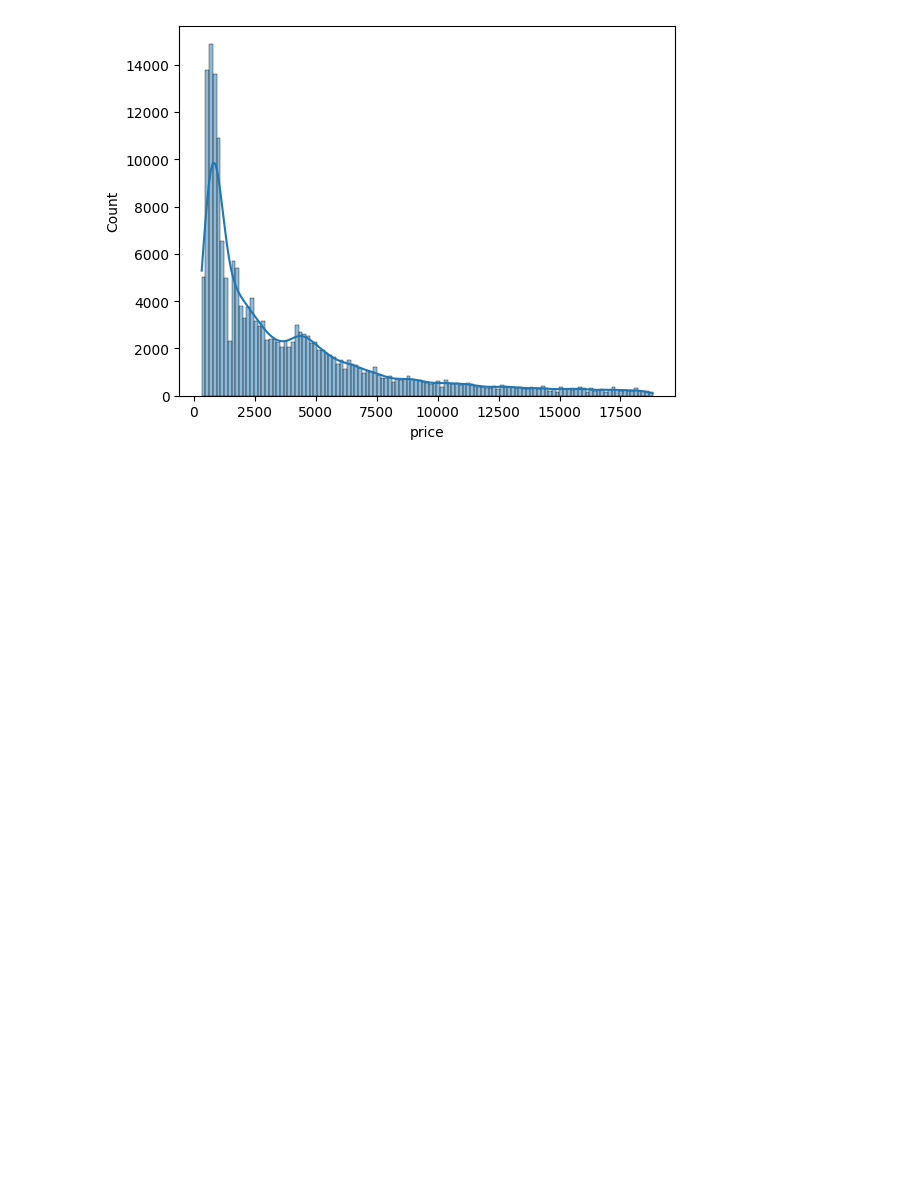
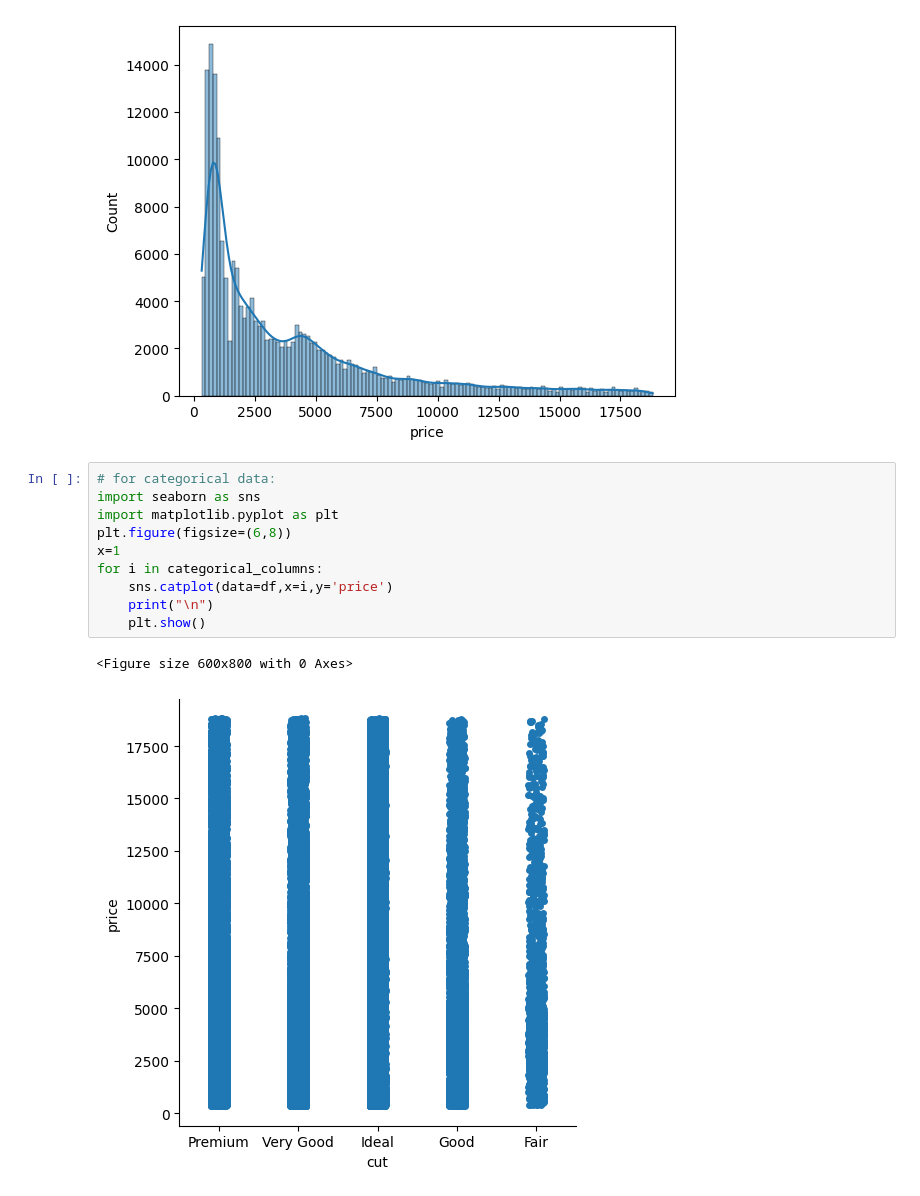
Before and after one commit to praveenpawar/FSDS_RegressionMLproject, a Jupyter notebook: notebooks/EDA.ipynb, the cells around one changed output. Cells and saved outputs as stored; diff of their text form; blank space fills up the shorter version.

```diff
--- a/notebooks/EDA.ipynb
+++ b/notebooks/EDA.ipynb
@@ -181,3 +181,16 @@ for i in numerical_columns:
 [figure]
 [figure]
 [figure]
+# %%
+# for categorical data:
+import seaborn as sns
+import matplotlib.pyplot as plt
+plt.figure(figsize=(6,8))
+x=1
+for i in categorical_columns:
+    sns.catplot(data=df,x=i,y='price')
+    print("\n")
+    plt.show()
+# %% [output]
+<Figure size 600x800 with 0 Axes>
+[figure, added]
```
Also changed, not shown: parts of 15 cells of this notebook.
